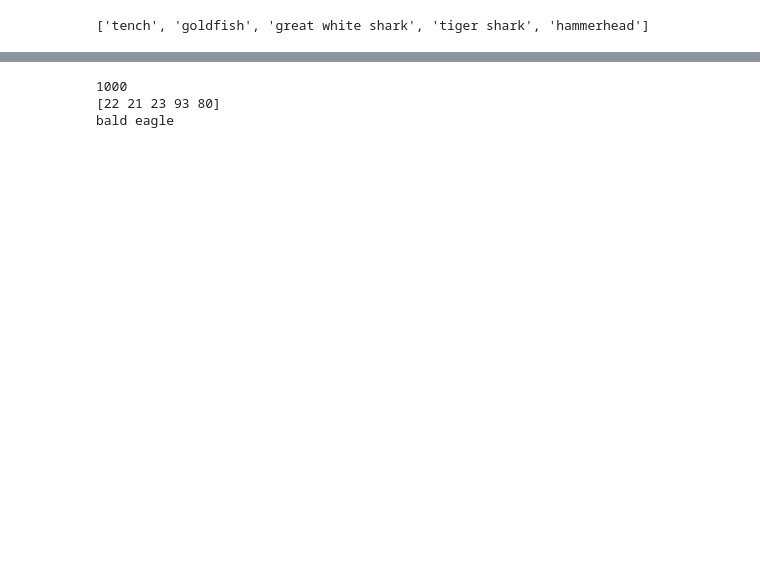
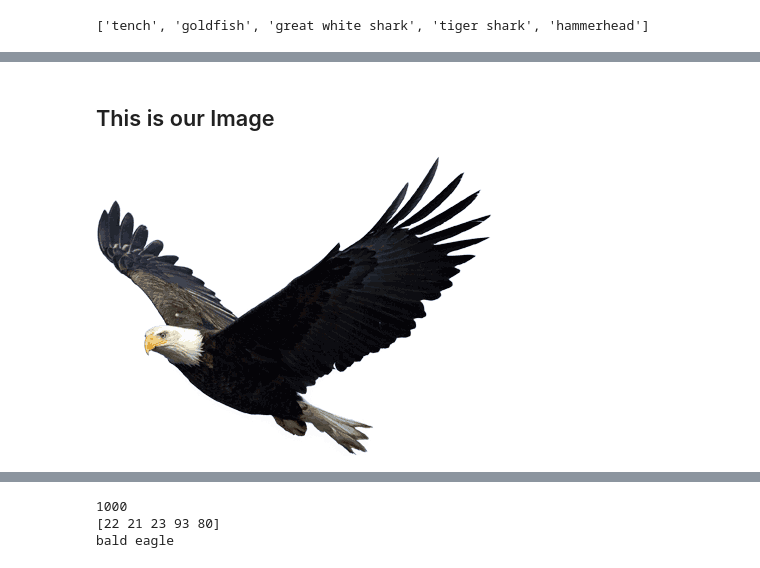
Before and after one commit to kazzastic/CV, a Jupyter notebook: Deep Learning/image_classification.ipynb, the cells around one changed output, grey strips where cells are left out. Saved outputs shown, nothing was run; the diff lists cells and outputs as text; code cells hidden in the pictures; blank space fills up the shorter version.

```diff
--- a/Deep Learning/image_classification.ipynb
+++ b/Deep Learning/image_classification.ipynb
@@ -30,0 +59,8 @@ classification took 0.065 seconds
+# %% [markdown]
+## This is our Image
+# %%
+from PIL import Image
+pic = Image.open('eagle.png')
+pic
+# %% [output]
+[figure, added]
```
Also changed, not shown: parts of 14 cells of this notebook, 1 other file.
